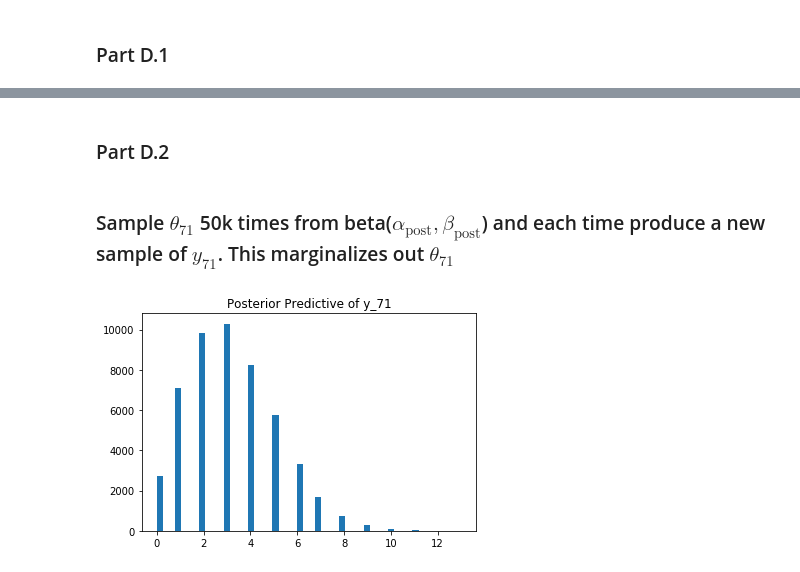
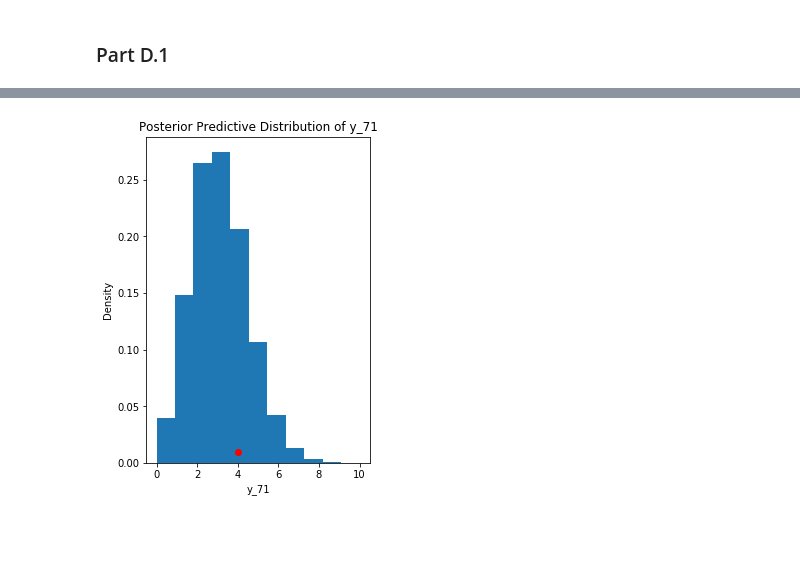
Before and after one commit to chase130101/2018spring, a Jupyter notebook: homework/HW7/Hase_Christopher_AM207_HW7.ipynb, the cells around one changed output, grey strips where cells are left out. Saved outputs shown, nothing was run; the diff lists cells and outputs as text; code cells hidden in the pictures; blank space fills up the shorter version.

```diff
--- a/homework/HW7/Hase_Christopher_AM207_HW7.ipynb
+++ b/homework/HW7/Hase_Christopher_AM207_HW7.ipynb
@@ -696,0 +728,24 @@ p71.shape, p71[2,:].shape
+# %%
+N = tumorn.shape[0]
+
+with Model() as tumor_model_new:
+
+    # Uniform priors on the mean and variance of the Beta distributions
+    mu_new = Uniform('mu_new', 0.00001 , 1)
+    nu_new = Uniform('nu_new', 0.00001, 1)
+
+    # Calculate alpha and beta as a function of mu and nu
+    alpha_new = pm.Deterministic('alpha_new', mu_new/nu_new**2)
+    beta_new = pm.Deterministic('beta_new', (1 - mu_new)/nu_new**2)
+
+    # Priors for each theta
+    thetas_new = Beta('theta_new', alpha_new, beta_new, shape = N+1)
+
+    # Data likelihood
+    obs_deaths_new = Binomial('obs_deaths_new', n = np.concatenate((tumorn,np.array([14])),axis=0),
+                          p=thetas_new, observed = np.concatenate((tumory,np.array([4])),axis=0))
+# %%
+with tumor_model_new:
+    step = pm.step_methods.hmc.nuts.NUTS()
+    tumor_trace_new = pm.sampling.sample(draws = 50000, step = step,\
+                                     init = 'advi', compute_convergence_checks = True, chains = 2)
@@ -725,19 +766,18 @@ beta post 19.6069104557
-# %% [markdown]
-### Part D.2
-# %% [markdown]
-### Sample $\theta_{71}$ 50k times from beta($\alpha_{\text{post}}, \beta_{\text{post}}$) and each time produce a new sample of $y_{71}$. This marginalizes out $\theta_{71}$
 # %%
-#Sample 50k posterior theta_71's
-posterior_theta_71 = np.random.beta(al_post, be_post,50000)
+theta_71_posterior_mean = summary(tumor_trace_new)['mean'][-1]
 
-#To marginalize out theta, sample new y for each theta_71
-post_pred_y71 = np.zeros(50000)
-for i in range(np.size(posterior_theta_71)):
-    post_pred_y71[i] = np.random.binomial(14, posterior_theta_71[i], size=1)
+num_draws = 50000
+post_pred_y71 = np.zeros(num_draws)
+for i in range(num_draws):
+    post_pred_y71[i] = np.random.binomial(14, theta_71_posterior_mean, size=1)
 
-#Show distribution of y71:
-plt.hist(post_pred_y71, bins = 50)
-plt.title('Posterior Predictive of y_71')
+# Show posterior predictive distribution for y71
+plt.figure(figsize=(4, 6))
+plt.hist(post_pred_y71, density = True, bins = len(np.unique(post_pred_y71)))
+plt.title('Posterior Predictive Distribution of y_71')
+plt.xlabel('y_71')
+plt.ylabel('Density')
+plt.plot(4, 0.01, 'ro')
 plt.show()
 # %% [output]
-[figure, old version]
+[figure, new version]
```
Also changed, not shown: parts of 34 cells of this notebook, 1 other file.
